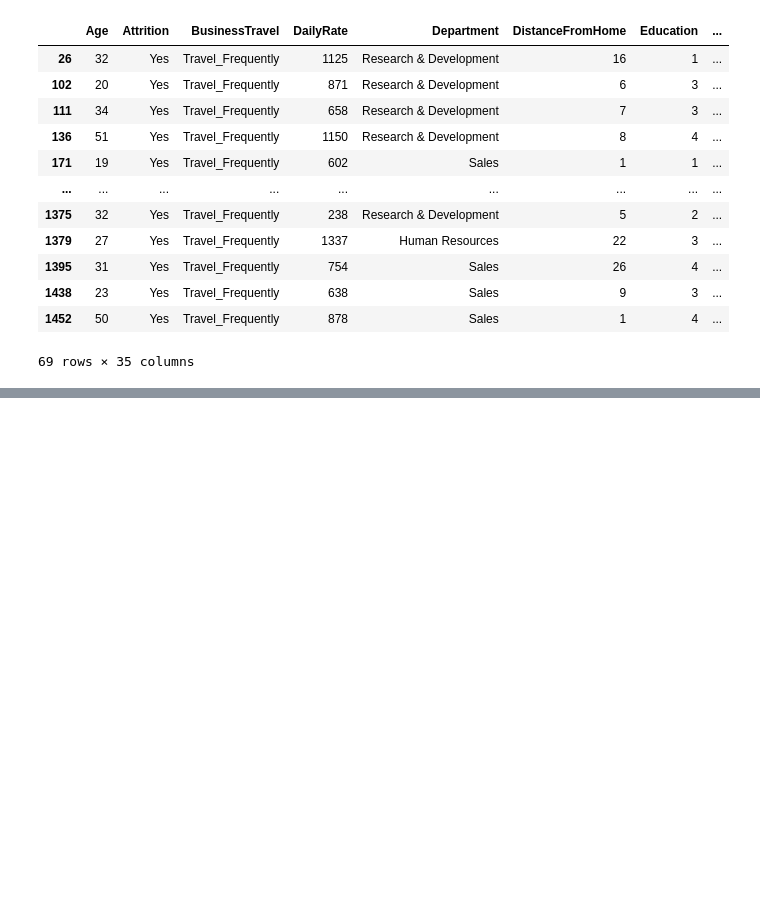
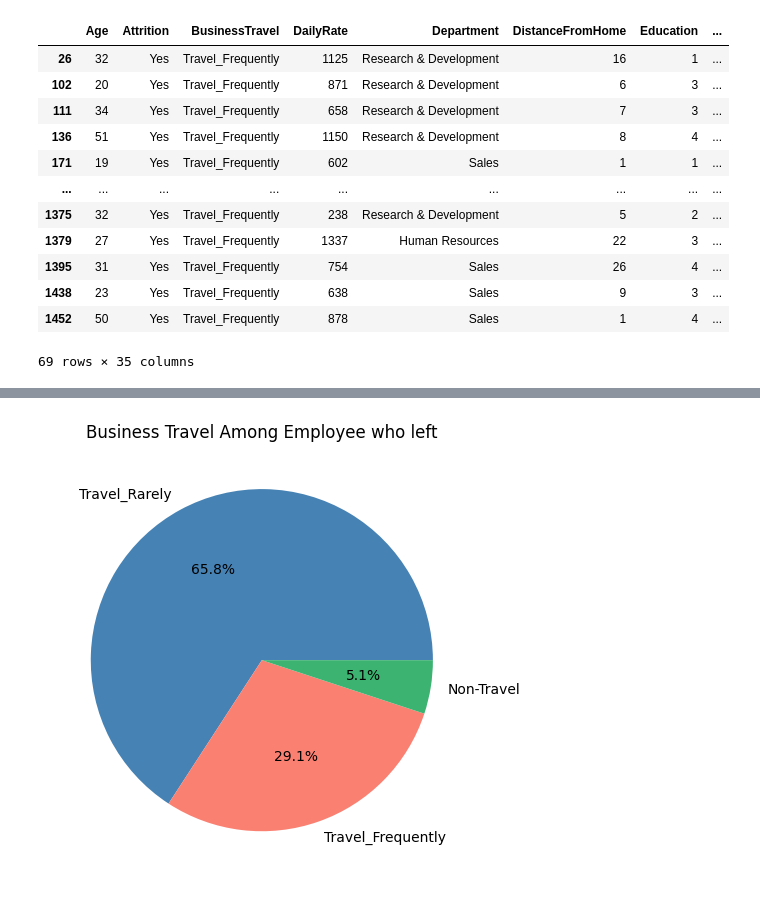
Before and after one commit to futun1/Data-Protfolio, a Jupyter notebook: WA_HR-Employee-Attrition-Analysis.ipynb, the cells around one changed output, grey strips where cells are left out. Cells and saved outputs as stored; diff of their text form; code cells hidden in the pictures; blank space fills up the shorter version.

```diff
--- a/WA_HR-Employee-Attrition-Analysis.ipynb
+++ b/WA_HR-Employee-Attrition-Analysis.ipynb
@@ -147,0 +179,10 @@ dataset[(dataset['BusinessTravel'] =='Travel_Frequently') & (dataset['Attrition'
+# %%
+from matplotlib import colors
+left=dataset[dataset['Attrition']=='Yes']
+left['BusinessTravel'].value_counts().plot(kind='pie' ,autopct='%1.1f%%', colors=['steelblue','salmon','mediumseagreen'])
+plt.title('Business Travel Among Employee who left')
+plt.ylabel('')
+plt.tight_layout()
+plt.show()
+# %% [output]
+[figure, added]
```
Also changed, not shown: parts of 3 cells of this notebook.
